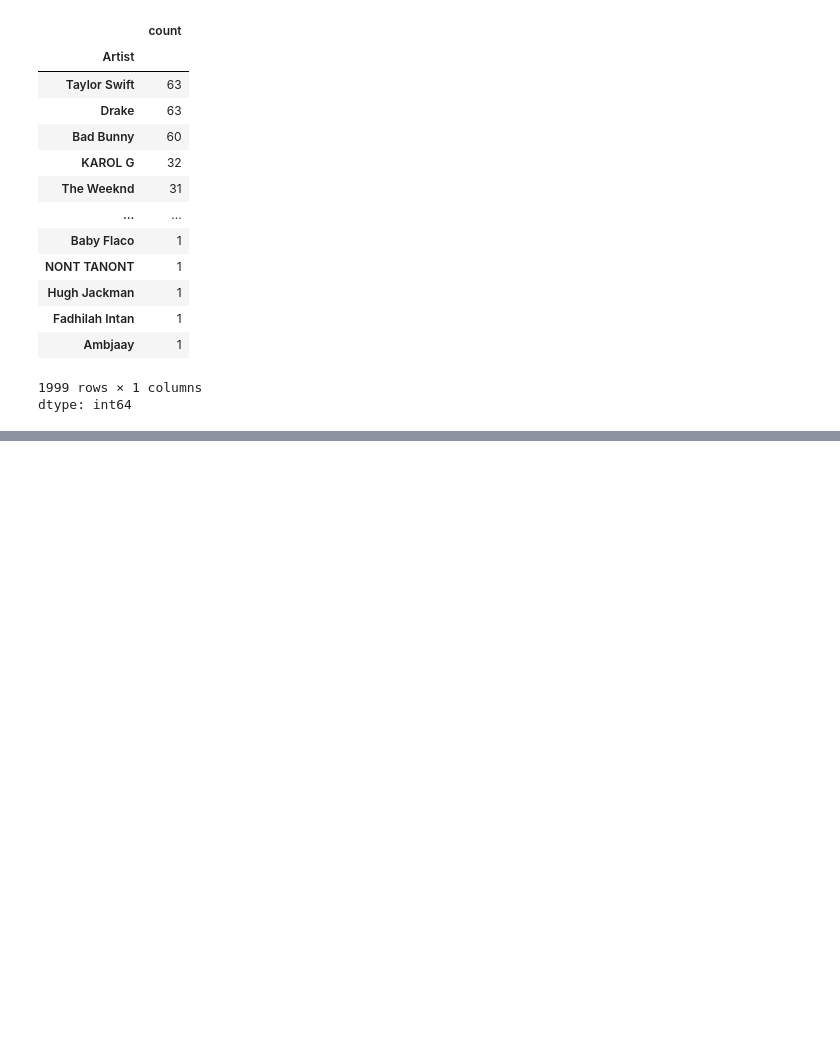
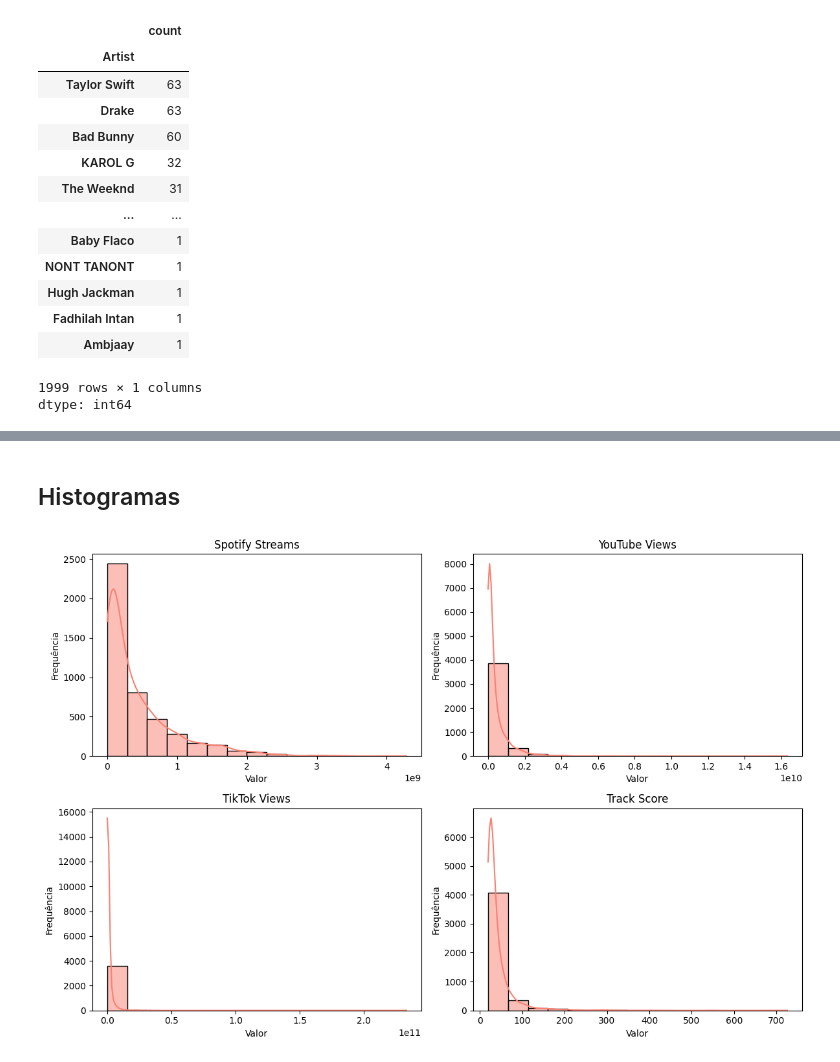
Before and after one commit to MizunoYudi/AD-Musicas-Mais-Tocadas, a Jupyter notebook: projeto.ipynb, the cells around one changed output, grey strips where cells are left out. Cells and saved outputs as stored; diff of their text form; code cells hidden in the pictures; blank space fills up the shorter version.

```diff
--- a/projeto.ipynb
+++ b/projeto.ipynb
@@ -183,0 +311,64 @@ df_musicas[col].describe()
+# %% [markdown]
+## Histogramas
+# %%
+plt.figure(figsize=(12,8))
+
+# Spotify Streams
+plt.subplot(2,2,1)
+sns.histplot(
+    data=df_musicas,
+    x='Spotify Streams',
+    bins=15,
+    kde=True,
+    color='salmon'
+)
+plt.title('Spotify Streams')
+plt.xlabel('Valor')
+plt.ylabel('Frequência')
+
+
+# YouTube Views
+plt.subplot(2,2,2)
+sns.histplot(
+    data=df_musicas,
+    x='YouTube Views',
+    bins=15,
+    kde=True,
+    color='salmon'
+)
+plt.title('YouTube Views')
+plt.xlabel('Valor')
+plt.ylabel('Frequência')
+
+
+# TikTok Views
+plt.subplot(2,2,3)
+sns.histplot(
+    data=df_musicas,
+    x='TikTok Views',
+    bins=15,
+    kde=True,
+    color='salmon'
+)
+plt.title('TikTok Views')
+plt.xlabel('Valor')
+plt.ylabel('Frequência')
+
+
+# Track Score
+plt.subplot(2,2,4)
+sns.histplot(
+    data=df_musicas,
+    x='Track Score',
+    bins=15,
+    kde=True,
+    color='salmon'
+)
+plt.title('Track Score')
+plt.xlabel('Valor')
+plt.ylabel('Frequência')
+
+plt.tight_layout()
+plt.show()
+# %% [output]
+[figure, added]
```
Also changed, not shown: parts of 25 cells of this notebook.
